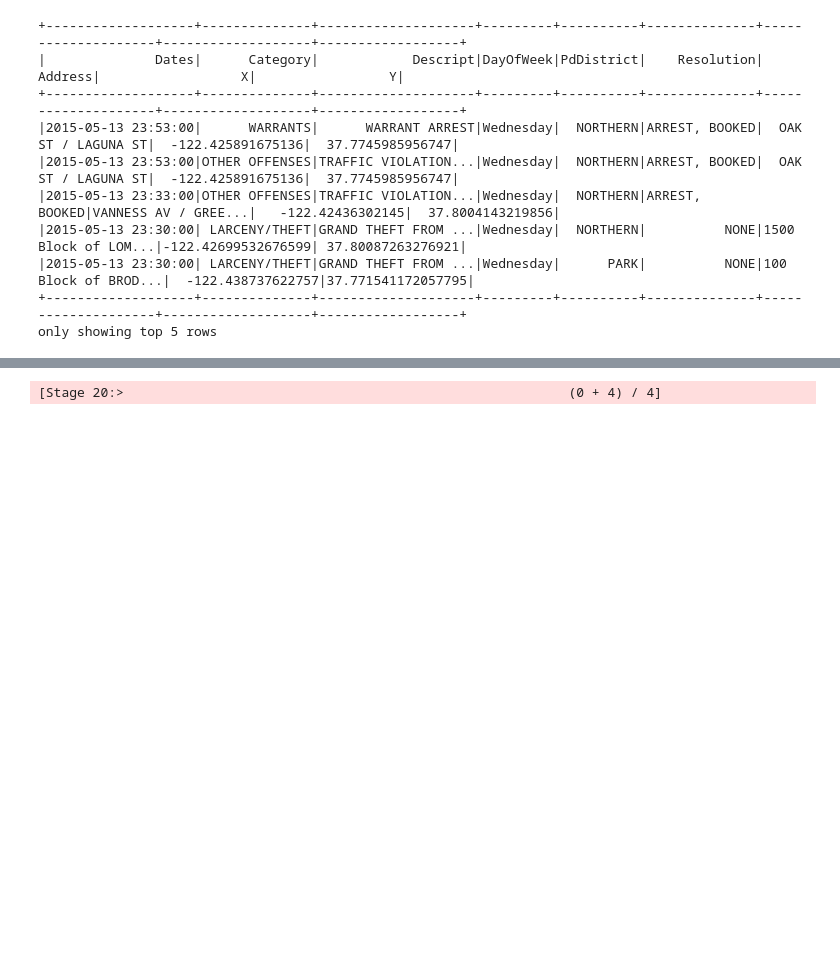
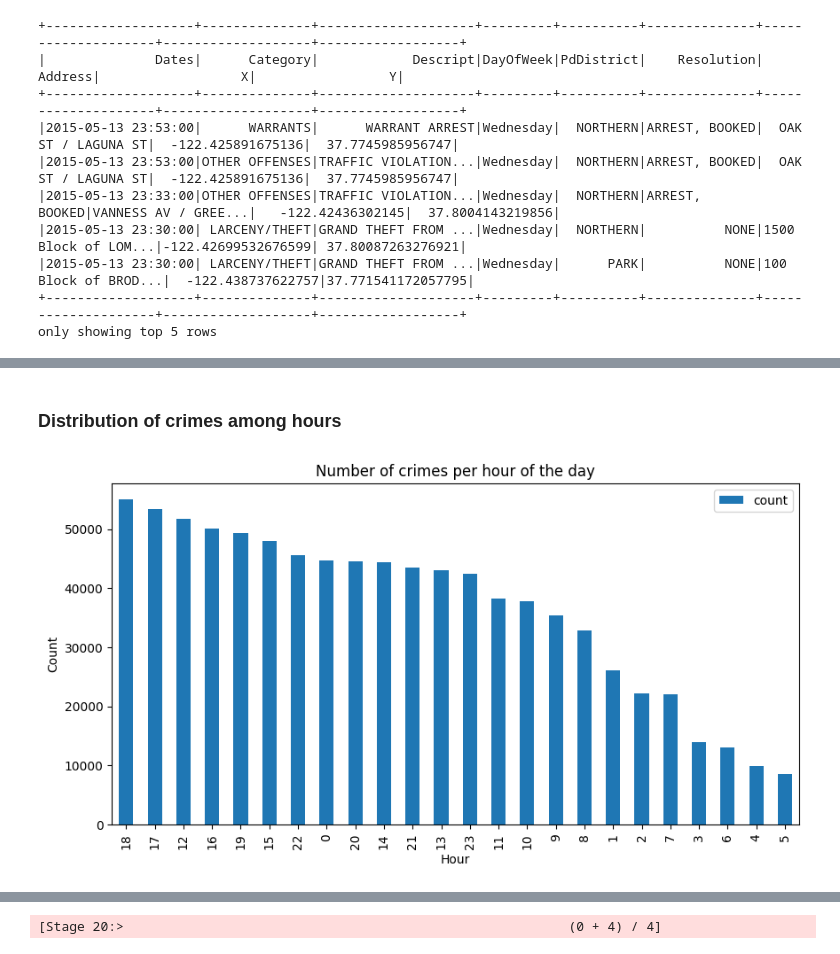
Before and after one commit to giorgiapavani/BDA, a Jupyter notebook: sf-crime.ipynb, the cells around one changed output, grey strips where cells are left out. Cells and saved outputs as stored; diff of their text form; code cells hidden in the pictures; blank space fills up the shorter version.

```diff
--- a/sf-crime.ipynb
+++ b/sf-crime.ipynb
@@ -209,0 +139,10 @@ only showing top 20 rows
+# %% [markdown]
+### Distribution of crimes among hours
+# %%
+sfcrime.groupBy('Hour').count().orderBy('count', ascending=False).toPandas().plot(kind='bar', x='Hour', y='count', figsize=(10, 5))
+plt.title('Number of crimes per hour of the day')
+plt.xlabel('Hour')
+plt.ylabel('Count')
+plt.show()
+# %% [output]
+[figure, added]
```
Also changed, not shown: parts of 48 cells of this notebook.
